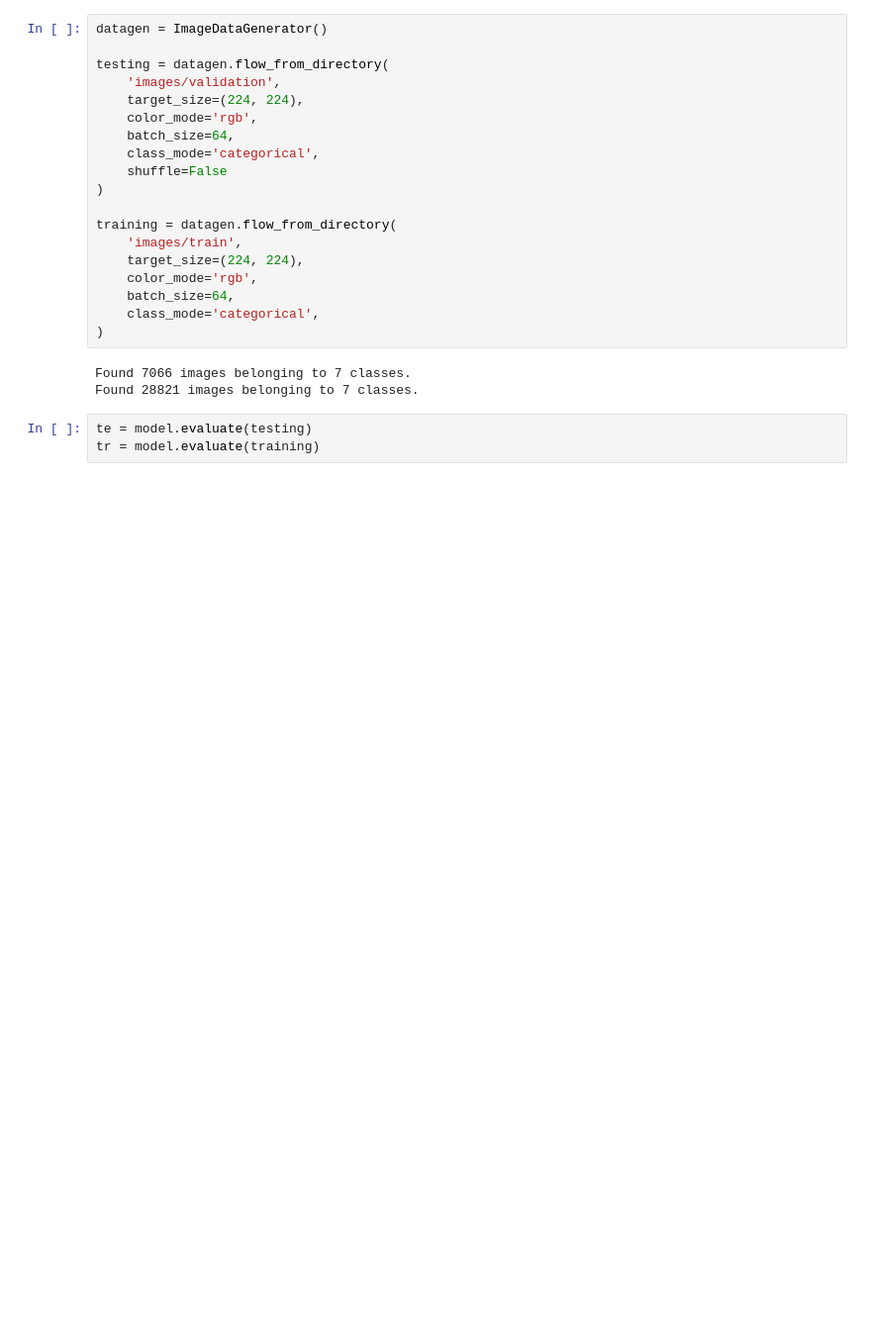
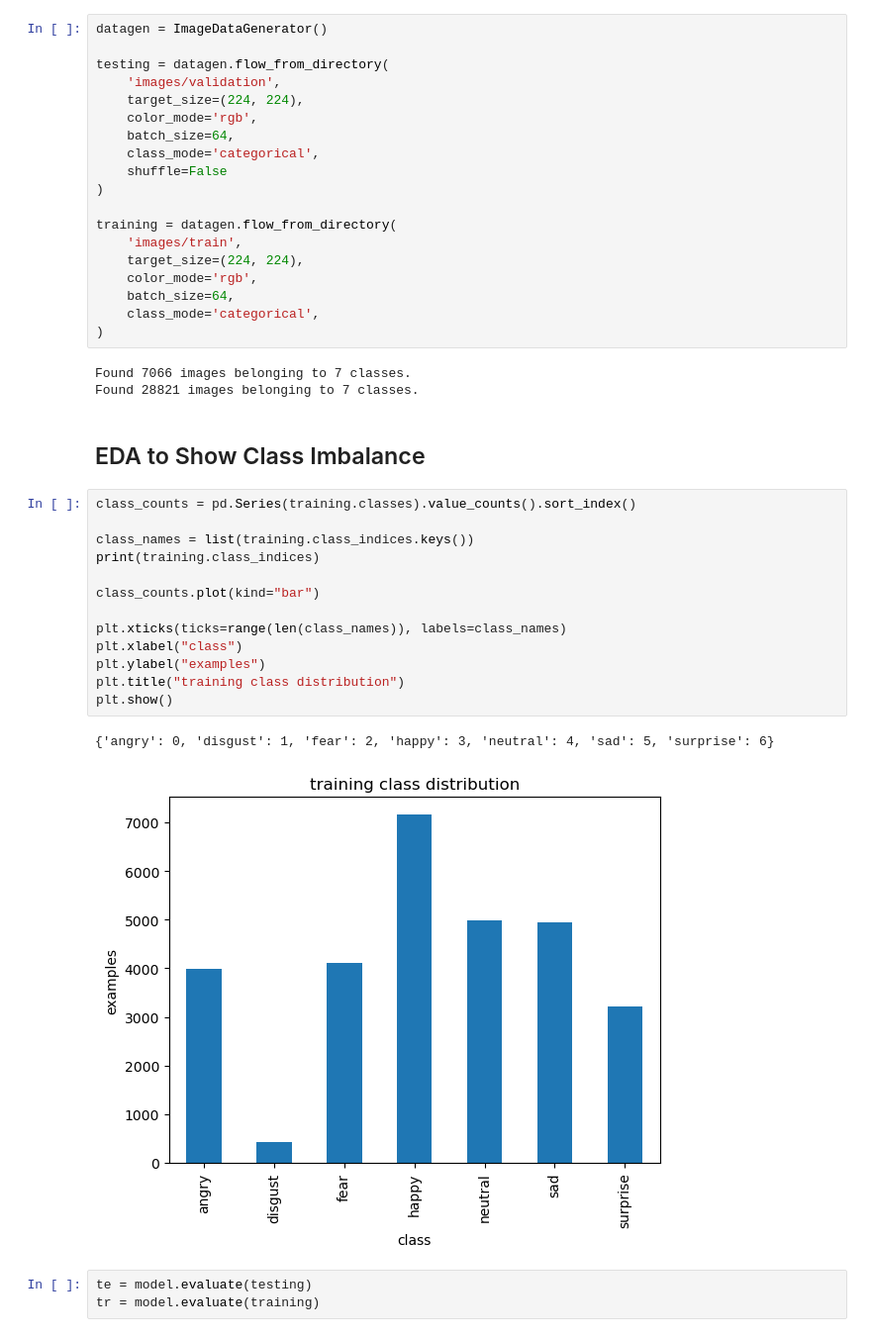
Before and after one commit to prathamshah607/Machine-Learning-Projects, a Jupyter notebook: FacialExpressions/model_interpretation.ipynb, the cells around one changed output. Shown at 99% size. Drawn from its saved outputs; the diff is of its cells as text; blank space fills up the shorter version.

```diff
--- a/FacialExpressions/model_interpretation.ipynb
+++ b/FacialExpressions/model_interpretation.ipynb
@@ -60,6 +60,24 @@ training = datagen.flow_from_directory(
 # %% [output]
 Found 7066 images belonging to 7 classes.
 Found 28821 images belonging to 7 classes.
+# %% [markdown]
+## EDA to Show Class Imbalance
+# %%
+class_counts = pd.Series(training.classes).value_counts().sort_index()
+
+class_names = list(training.class_indices.keys())
+print(training.class_indices)
+
+class_counts.plot(kind="bar")
+
+plt.xticks(ticks=range(len(class_names)), labels=class_names)
+plt.xlabel("class")
+plt.ylabel("examples")
+plt.title("training class distribution")
+plt.show()
+# %% [output]
+{'angry': 0, 'disgust': 1, 'fear': 2, 'happy': 3, 'neutral': 4, 'sad': 5, 'surprise': 6}
+[figure, added]
 # %%
 te = model.evaluate(testing)
 tr = model.evaluate(training)
```
Also changed, not shown: parts of 14 cells of this notebook.
